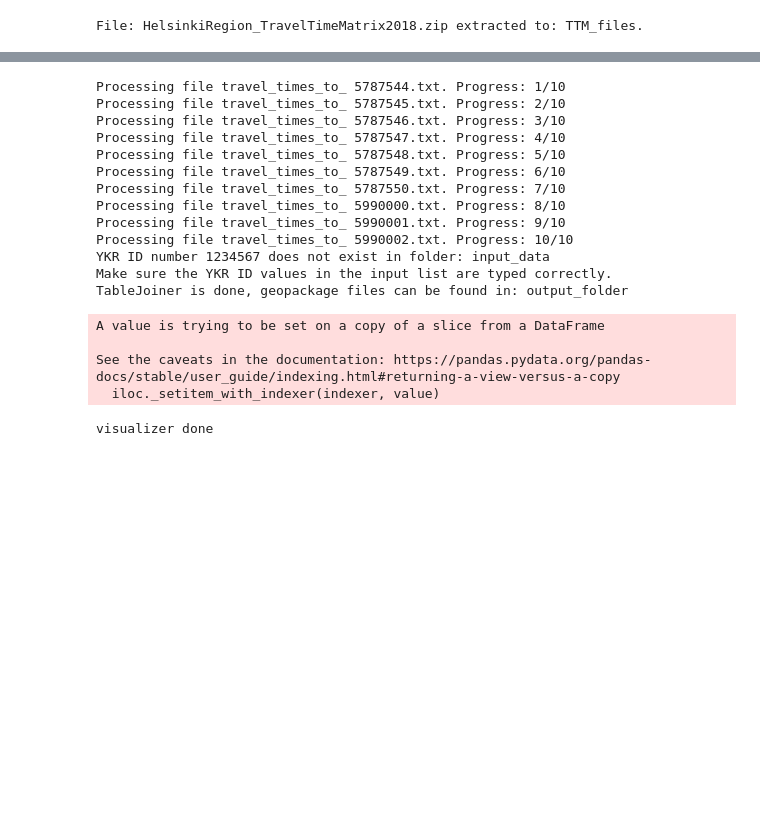
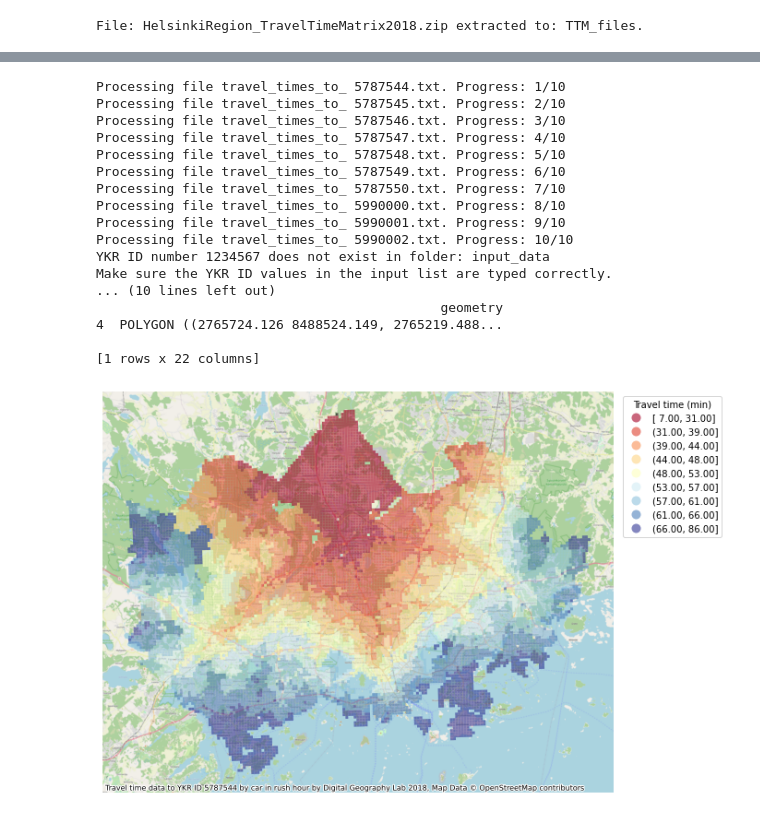
Before and after one commit to AutoGIS-2020/final-assignment-pjustus, a Jupyter notebook: AccessViz.ipynb, the cells around one changed output, grey strips where cells are left out. Cells and saved outputs as stored; diff of their text form; code cells hidden in the pictures; blank space fills up the shorter version.

Commit message:
Visualizer modularized

```diff
--- a/AccessViz.ipynb
+++ b/AccessViz.ipynb
@@ -605,23 +1189,23 @@ def Visualizer(YKR_IDs: list, output_folder: str, travel_mode: str, map_type: st
     else:
         print("Check the spelling of map_type parameter!")
 # %%
-Visualizer(lista, "output_folder", "car", "interactive")
+Visualizer(lista, "output_folder", "car", "static")
 # %% [output]
 Processing file travel_times_to_ 5787544.txt. Progress: 1/10
 Processing file travel_times_to_ 5787545.txt. Progress: 2/10
 Processing file travel_times_to_ 5787546.txt. Progress: 3/10
 Processing file travel_times_to_ 5787547.txt. Progress: 4/10
 Processing file travel_times_to_ 5787548.txt. Progress: 5/10
 Processing file travel_times_to_ 5787549.txt. Progress: 6/10
 Processing file travel_times_to_ 5787550.txt. Progress: 7/10
 Processing file travel_times_to_ 5990000.txt. Progress: 8/10
 Processing file travel_times_to_ 5990001.txt. Progress: 9/10
 Processing file travel_times_to_ 5990002.txt. Progress: 10/10
 YKR ID number 1234567 does not exist in folder: input_data
 Make sure the YKR ID values in the input list are typed correctly.
-TableJoiner is done, geopackage files can be found in: output_folder
+... (10 lines left out)
+                                            geometry
+4  POLYGON ((2765724.126 8488524.149, 2765219.488...
+
+[1 rows x 22 columns]
-A value is trying to be set on a copy of a slice from a DataFrame
-
-See the caveats in the documentation: https://pandas.pydata.org/pandas-docs/stable/user_guide/indexing.html#returning-a-view-versus-a-copy
-  iloc._setitem_with_indexer(indexer, value)
-visualizer done
+[figure, added]
```
Also changed, not shown: parts of 9 cells of this notebook.
